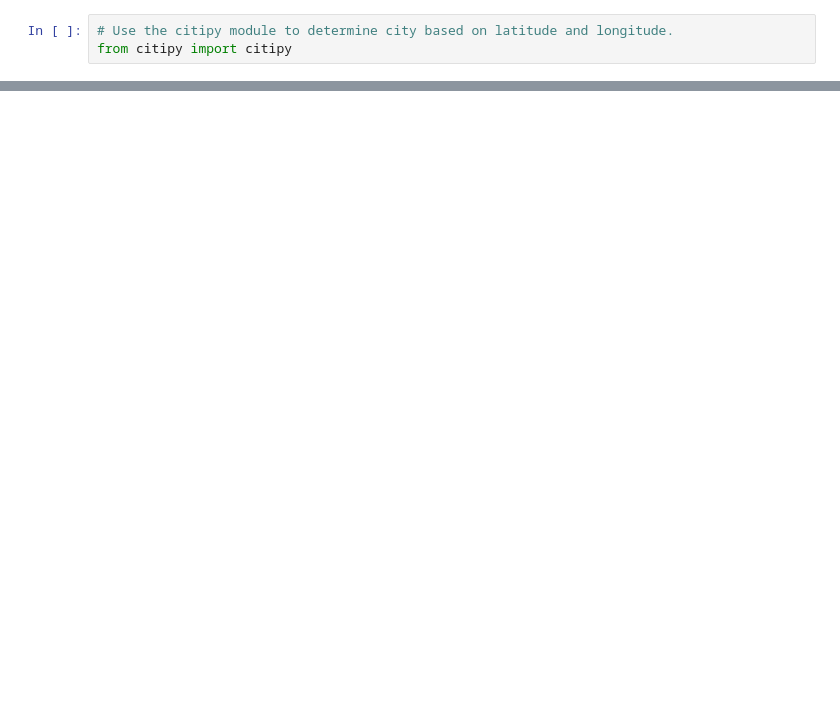
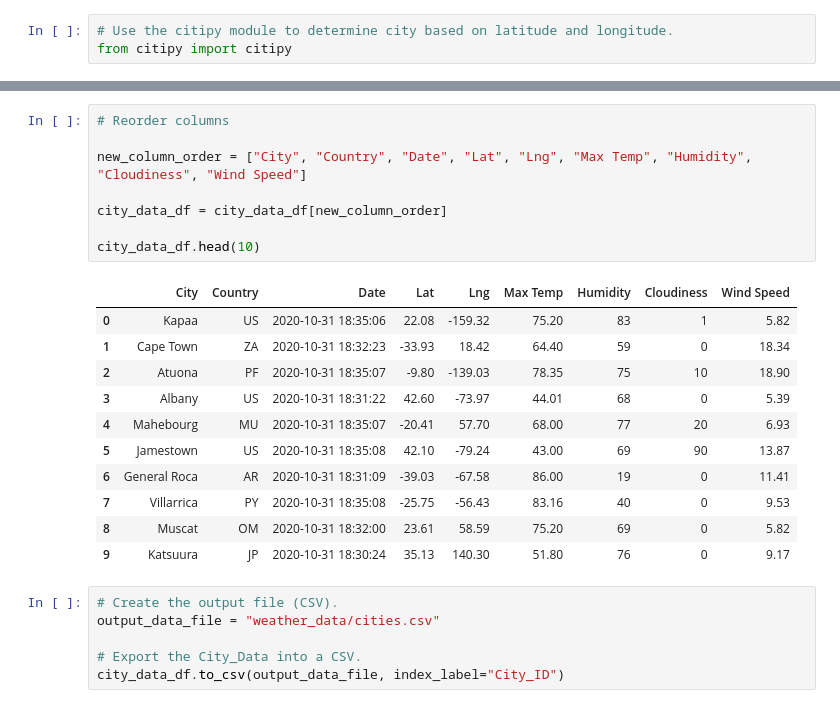
Before and after one commit to sflowers34/World_Weather_Analysis, a Jupyter notebook: WeatherPy.ipynb, the cells around one changed output, grey strips where cells are left out. Cells and saved outputs as stored; diff of their text form; blank space fills up the shorter version.

```diff
--- a/WeatherPy.ipynb
+++ b/WeatherPy.ipynb
@@ -55,0 +178,26 @@ len(cities)
+# %%
+# Reorder columns
+
+new_column_order = ["City", "Country", "Date", "Lat", "Lng", "Max Temp", "Humidity", "Cloudiness", "Wind Speed"]
+
+city_data_df = city_data_df[new_column_order]
+
+city_data_df.head(10)
+# %% [output]
+|  | City | Country | Date | Lat | Lng | Max Temp | Humidity | Cloudiness | Wind Speed |
+| 0 | Kapaa | US | 2020-10-31 18:35:06 | 22.08 | -159.32 | 75.20 | 83 | 1 | 5.82 |
+| 1 | Cape Town | ZA | 2020-10-31 18:32:23 | -33.93 | 18.42 | 64.40 | 59 | 0 | 18.34 |
+| 2 | Atuona | PF | 2020-10-31 18:35:07 | -9.80 | -139.03 | 78.35 | 75 | 10 | 18.90 |
+| 3 | Albany | US | 2020-10-31 18:31:22 | 42.60 | -73.97 | 44.01 | 68 | 0 | 5.39 |
+| 4 | Mahebourg | MU | 2020-10-31 18:35:07 | -20.41 | 57.70 | 68.00 | 77 | 20 | 6.93 |
+| 5 | Jamestown | US | 2020-10-31 18:35:08 | 42.10 | -79.24 | 43.00 | 69 | 90 | 13.87 |
+| 6 | General Roca | AR | 2020-10-31 18:31:09 | -39.03 | -67.58 | 86.00 | 19 | 0 | 11.41 |
+| 7 | Villarrica | PY | 2020-10-31 18:35:08 | -25.75 | -56.43 | 83.16 | 40 | 0 | 9.53 |
+| 8 | Muscat | OM | 2020-10-31 18:32:00 | 23.61 | 58.59 | 75.20 | 69 | 0 | 5.82 |
+| 9 | Katsuura | JP | 2020-10-31 18:30:24 | 35.13 | 140.30 | 51.80 | 76 | 0 | 9.17 |
+# %%
+# Create the output file (CSV).
+output_data_file = "weather_data/cities.csv"
+
+# Export the City_Data into a CSV.
+city_data_df.to_csv(output_data_file, index_label="City_ID")
```
Also changed, not shown: parts of 7 cells of this notebook, 4 other files.
